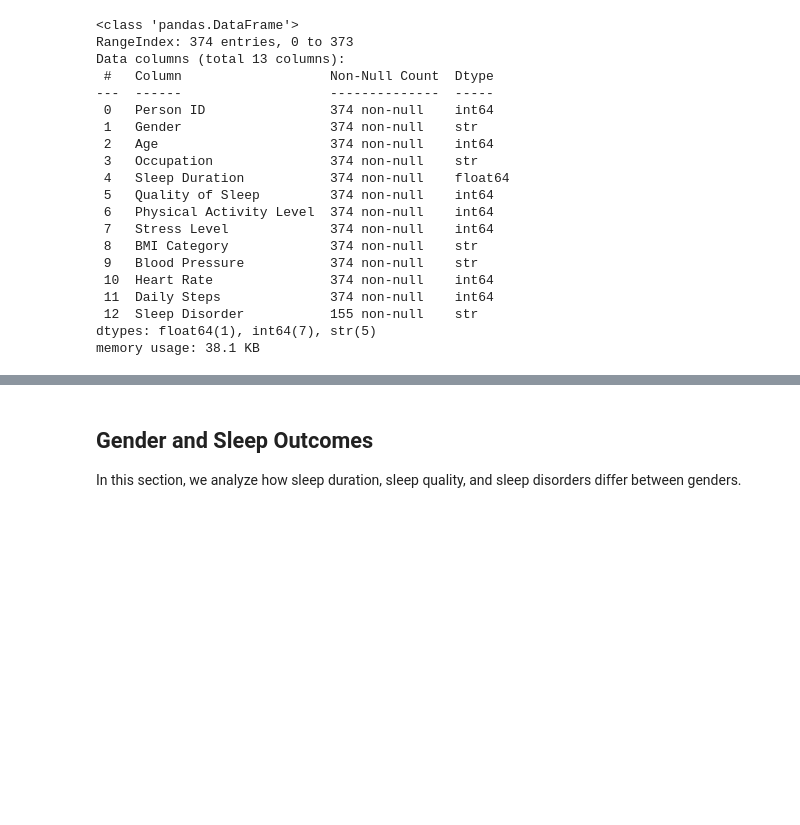
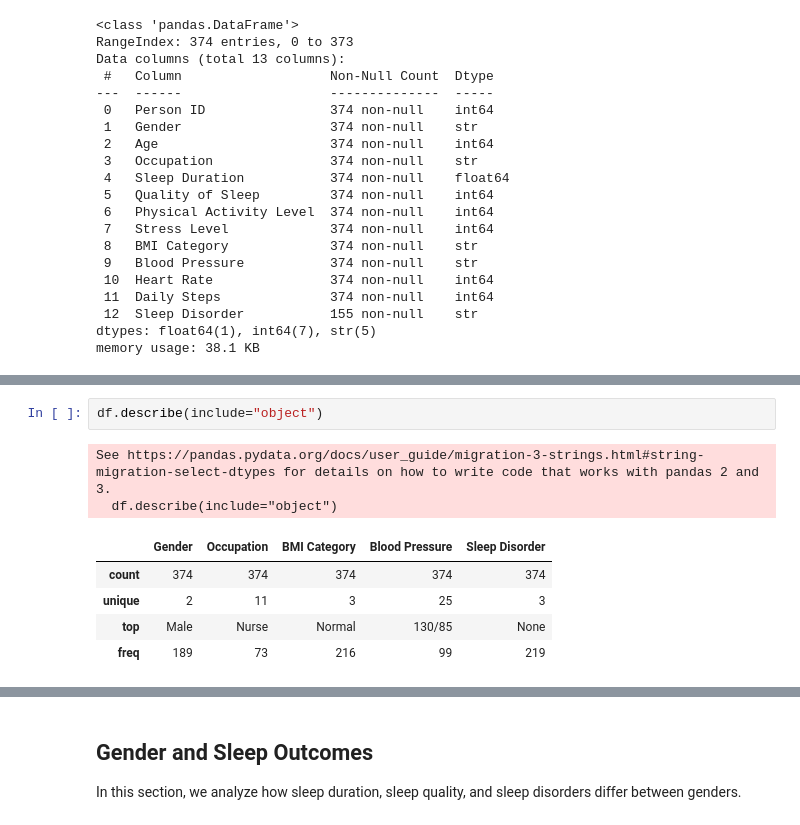
Before and after one commit to PuxPux/PuxPux-Portfolio, a Jupyter notebook: Sleep Healthy Analysis.ipynb, the cells around one changed output, grey strips where cells are left out. Cells and saved outputs as stored; diff of their text form; blank space fills up the shorter version.

```diff
--- a/Sleep Healthy Analysis.ipynb
+++ b/Sleep Healthy Analysis.ipynb
@@ -81,3 +81,13 @@ df.describe()
 | 50% | 187.500000 | 43.000000 | 7.200000 | 7.000000 | 60.000000 | 5.000000 | 70.000000 | ... |
 | 75% | 280.750000 | 50.000000 | 7.800000 | 8.000000 | 75.000000 | 7.000000 | 72.000000 | ... |
 | max | 374.000000 | 59.000000 | 8.500000 | 9.000000 | 90.000000 | 8.000000 | 86.000000 | ... |
+# %%
+df.describe(include="object")
+# %% [output]
+See https://pandas.pydata.org/docs/user_guide/migration-3-strings.html#string-migration-select-dtypes for details on how to write code that works with pandas 2 and 3.
+  df.describe(include="object")
+|  | Gender | Occupation | BMI Category | Blood Pressure | Sleep Disorder |
+| count | 374 | 374 | 374 | 374 | 374 |
+| unique | 2 | 11 | 3 | 25 | 3 |
+| top | Male | Nurse | Normal | 130/85 | None |
+| freq | 189 | 73 | 216 | 99 | 219 |
```
Also changed, not shown: parts of 3 cells of this notebook, 1 other file.
